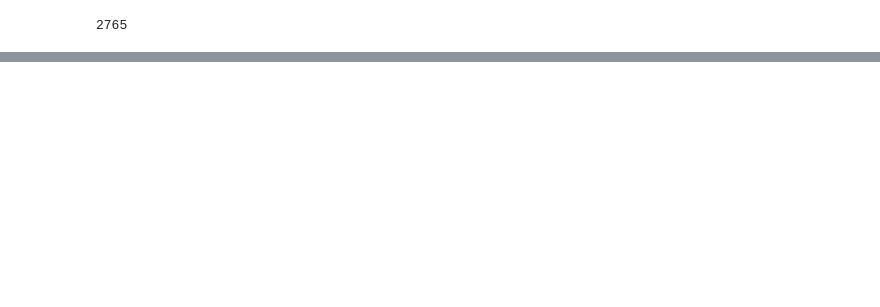
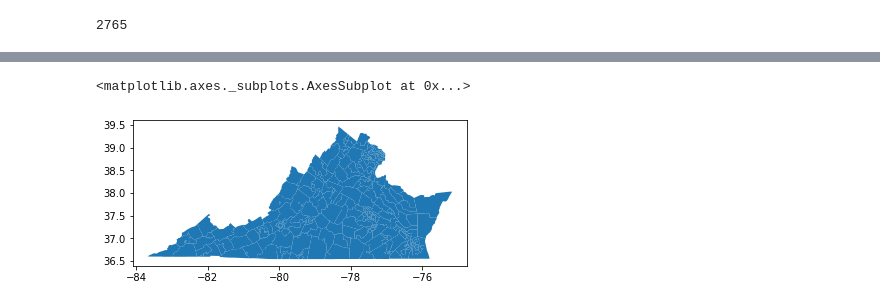
Before and after one commit to nonpartisan-redistricting-datahub/pdv-va, a Jupyter notebook: vest-va-2018/vest_va_2018_state_special.ipynb, the cells around one changed output, grey strips where cells are left out. Drawn from its saved outputs; the diff is of its cells as text; code cells hidden in the pictures; blank space fills up the shorter version.

```diff
--- a/vest-va-2018/vest_va_2018_state_special.ipynb
+++ b/vest-va-2018/vest_va_2018_state_special.ipynb
@@ -467,0 +552,13 @@ The max difference (as a percent of the total of on DF column is:  0.30742
+# %%
+proj = final.crs
+# %%
+path = ('./vest_va/census_shps_by_county_all_unzip/')
+os.chdir(path)
+county_vtds = []
+
+for i in county_fips: #i dont have fips_codes file
+    ref = 'partnership_shapefiles_19v2_'
+    vtd_ref = ref + i + '/PVS_19_v2_vtd_' + i + '.shp'
+    vtd_shp = gpd.read_file(vtd_ref)
+    print(i, ' added to list')
+    county_vtds.append(vtd_shp)
@@ -467,0 +590,11 @@ The max difference (as a percent of the total of on DF column is:  0.30742
+# %%
+path = ('./vest_va/census_shps_by_county_all_unzip/')
+os.chdir(path)
+county_sldl = []
+
+for i in county_fips: #i dont have fips_codes file
+    ref = 'partnership_shapefiles_19v2_'
+    sldl_ref = ref + i + '/PVS_19_v2_sldl_' + i + '.shp' #PVS_19_v2_sldl_51650
+    sldl_shp = gpd.read_file(sldl_ref)
+    print(i, ' added to list')
+    county_sldl.append(sldl_shp)
@@ -467,0 +619,3 @@ The max difference (as a percent of the total of on DF column is:  0.30742
+# %%
+global shp_sldl
+shp_sldl = gpd.GeoDataFrame(pd.concat(county_sldl, axis = 0) , crs = proj)
@@ -467,0 +624,5 @@ The max difference (as a percent of the total of on DF column is:  0.30742
+# %%
+shp_sldl.plot()
+# %% [output]
+<matplotlib.axes._subplots.AxesSubplot at 0x...>
+[figure, added]
```
Also changed, not shown: parts of 65 cells of this notebook, 3 other files.
